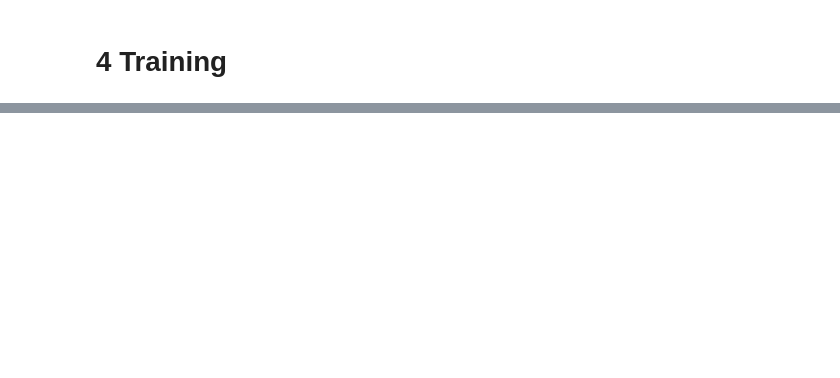
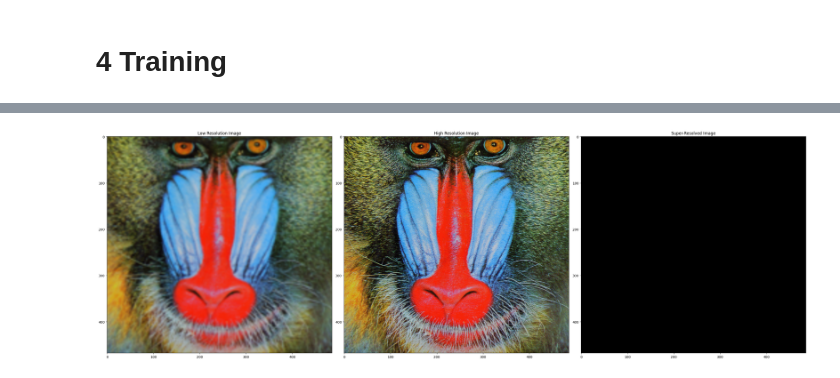
Before and after one commit to YeapJieShen/single-image-super-resolution, a Jupyter notebook: notebooks/srcnn.ipynb, the cells around one changed output, grey strips where cells are left out. Drawn from its saved outputs; the diff is of its cells as text; code cells hidden in the pictures; blank space fills up the shorter version.

```diff
--- a/notebooks/srcnn.ipynb
+++ b/notebooks/srcnn.ipynb
@@ -95,6 +95,8 @@ class SRCNNTrainingDataset(Dataset):
                 imgs_path = imgs_path[:subset]
             elif isinstance(subset, float):
                 imgs_path = imgs_path[:int(len(imgs_path) * subset)]
+
+        self.imgs = [cv2.imread(path, cv2.IMREAD_COLOR_RGB) for path in imgs_path]
 
         img_patches_count = []
         sub_imgs_count = 0
@@ -144,7 +146,9 @@ class SRCNNTrainingDataset(Dataset):
         idx_h = excess // w_count
         idx_w = excess % w_count
 
-        img = cv2.imread(os.path.join(self.img_dir, str.zfill(str(img_idx + 1), 4) + '.png'), cv2.IMREAD_COLOR_RGB)
+        img = self.imgs[img_idx]
+
+        # img = cv2.imread(os.path.join(self.img_dir, str.zfill(str(img_idx + 1), 4) + '.png'), cv2.IMREAD_COLOR_RGB)
 
         patch = img[
             idx_h * self.stride:idx_h * self.stride + self.sub_img_size,
@@ -195,7 +199,8 @@ class SRCNNValidationDataset(Dataset):
             transforms.Resize((hr.shape[1], hr.shape[2]), interpolation=transforms.InterpolationMode.BICUBIC)
         ])
 
-        lr = transform_lr(hr)
+        lr = transform_lr(hr).squeeze(0)
+
         return lr, hr
 # %%
 sample_dataset = SRCNNTrainingDataset(
@@ -365,0 +338,33 @@ KeyboardInterrupt:
+# %%
+set14_dataset = SRCNNValidationDataset(
+    img_dir=r'../data/Set14',
+    scale=3,
+    subset=1
+)
+idx = np.random.randint(0, len(set14_dataset))
+
+sample_lr, sample_hr = set14_dataset[idx]
+
+srcnn_9_1_5.eval()
+with torch.no_grad():
+    sample_lr = sample_lr.to(cuda_device).unsqueeze(0)
+
+    sr = srcnn_9_1_5(sample_lr).squeeze(0).cpu()
+    # sr = sr.clamp(0.0, 1.0).squeeze(0).cpu()
+
+sample_lr = transforms.CenterCrop((sr.shape[1], sr.shape[2]))(sample_lr).squeeze(0).cpu()
+sample_hr = transforms.CenterCrop((sr.shape[1], sr.shape[2]))(sample_hr).squeeze(0).cpu()
+
+fig, axes = plt.subplots(1, 3, figsize=(30, 15))
+
+axes[0].imshow(sample_lr.permute(1, 2, 0).numpy())
+axes[0].set_title('Low Resolution Image')
+axes[1].imshow(sample_hr.permute(1, 2, 0).numpy())
+axes[1].set_title('High Resolution Image')
+axes[2].imshow(sr.permute(1, 2, 0).cpu().numpy())
+axes[2].set_title('Super-Resolved Image')
+
+plt.tight_layout()
+plt.show()
+# %% [output]
+[figure, added]
```
Also changed, not shown: parts of 4 cells of this notebook, 1 other file.
